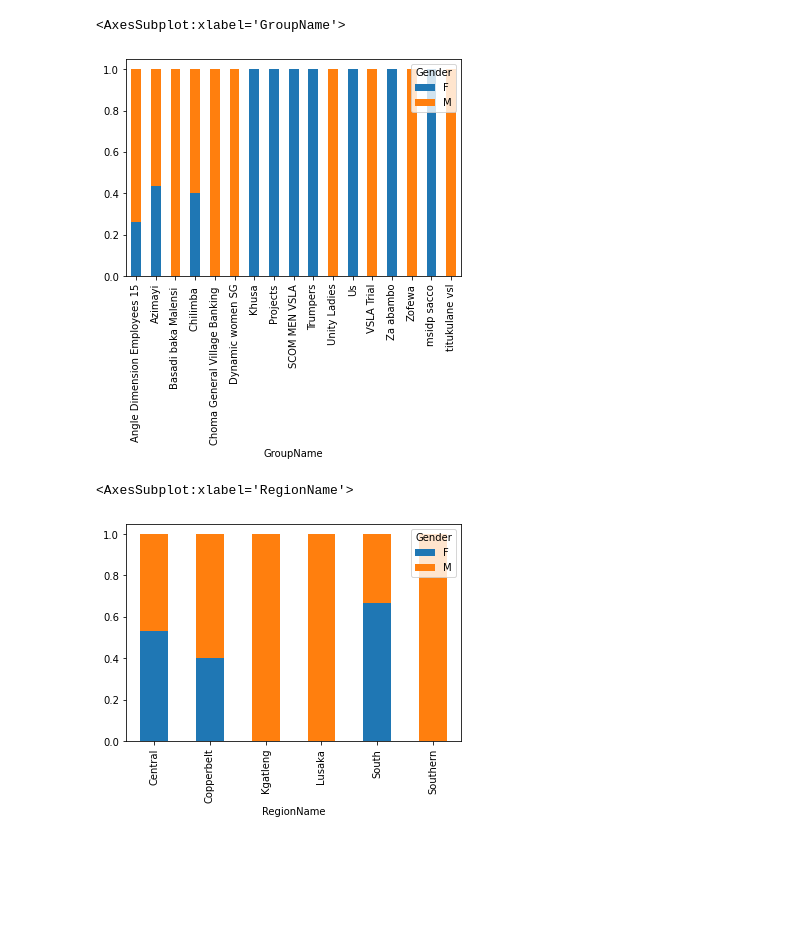
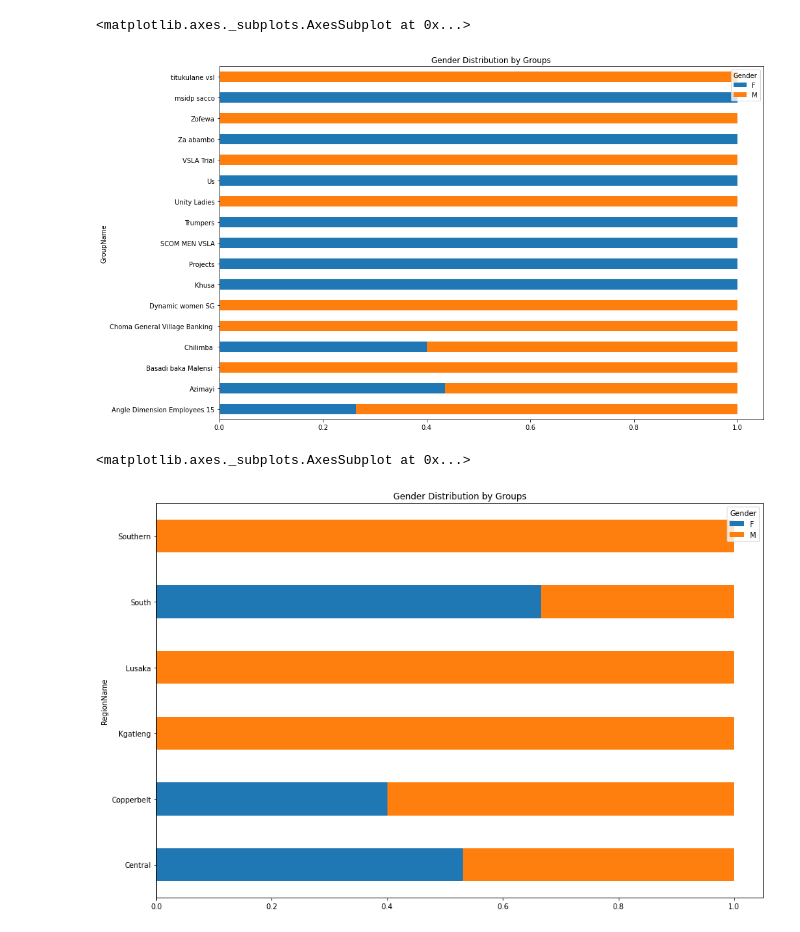
Before and after one commit to pike-msonda/adds_project, a Jupyter notebook: vsla.ipynb, the cells around one changed output. Drawn from its saved outputs; the diff is of its cells as text; code cells hidden in the pictures; blank space fills up the shorter version.

```diff
--- a/vsla.ipynb
+++ b/vsla.ipynb
@@ -48,15 +66,15 @@ groups.groupby([groups.LocationName]).GroupID.count().plot.bar()
 group_members = group_members.merge(members[['MemberID', 'Gender', 'DateOfBirth']], on="MemberID", how='left').merge(groups[['GroupID', 'GroupName', 'RegionName', 'LocationName']], on="GroupID" , how="right")
 # %%
 # pd.crosstab([group_members.GroupName],group_members.Gender).plot.bar()
-group_members.dropna(subset=['Gender']).groupby(group_members.GroupName).Gender.value_counts(normalize=True).unstack().plot.bar(stacked=True)
+group_members.dropna(subset=['Gender']).groupby(group_members.GroupName).Gender.value_counts(normalize=True).unstack().plot.barh(stacked=True, figsize=(15, 10), title="Gender Distribution by Groups")
 # %% [output]
-<AxesSubplot:xlabel='GroupName'>
+<matplotlib.axes._subplots.AxesSubplot at 0x...>
-[figure, old version]
+[figure, new version]
 # %%
-group_members.dropna(subset=['Gender']).groupby([group_members.RegionName]).Gender.value_counts(normalize=True).unstack().plot.bar(stacked=True)
+group_members.dropna(subset=['Gender']).groupby([group_members.RegionName]).Gender.value_counts(normalize=True).unstack().plot.barh(stacked=True, figsize=(15, 10), title="Gender Distribution by Groups")
 # %% [output]
-<AxesSubplot:xlabel='RegionName'>
+<matplotlib.axes._subplots.AxesSubplot at 0x...>
-[figure, old version]
+[figure, new version]
 # %%
 threshold = 0.4
 location_names =  group_members.LocationName.unique()
```
Also changed, not shown: parts of 13 cells of this notebook, 6 other files.
